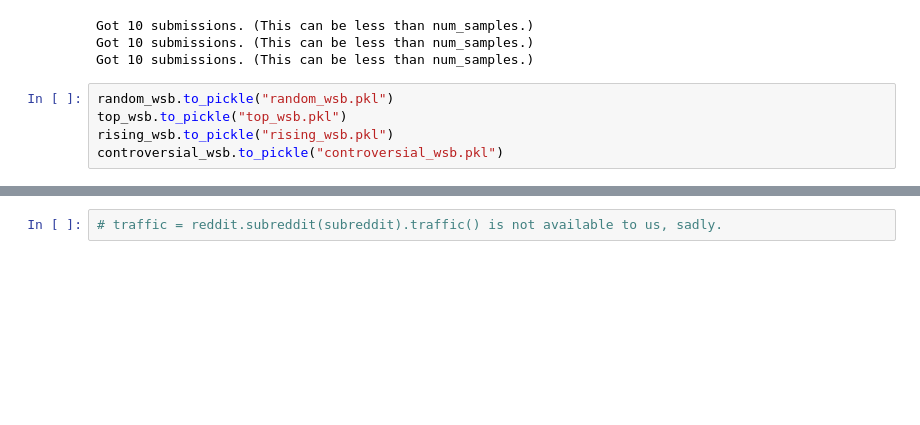
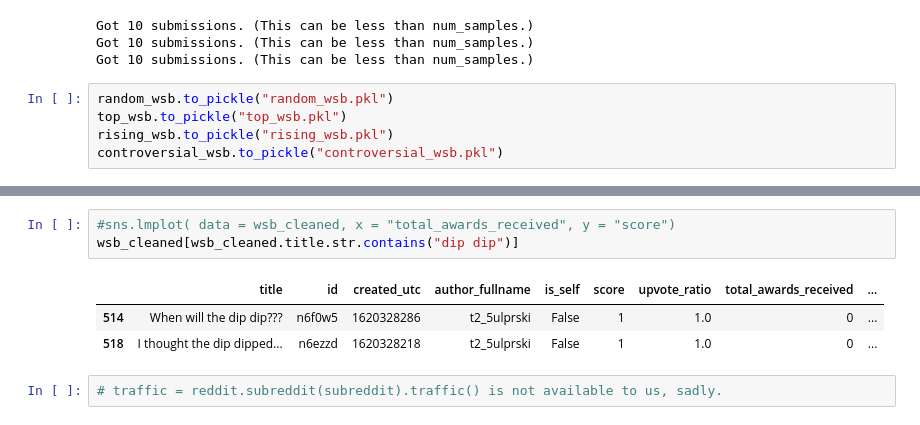
Before and after one commit to ElleNajt/ErdosInstitute-SIG_Project, a Jupyter notebook: RedditData.ipynb, the cells around one changed output, grey strips where cells are left out. Cells and saved outputs as stored; diff of their text form; blank space fills up the shorter version.

```diff
--- a/RedditData.ipynb
+++ b/RedditData.ipynb
@@ -205,2 +218,9 @@ data.json()
+# %%
+#sns.lmplot( data = wsb_cleaned, x = "total_awards_received", y = "score")
+wsb_cleaned[wsb_cleaned.title.str.contains("dip dip")]
+# %% [output]
+|  | title | id | created_utc | author_fullname | is_self | score | upvote_ratio | total_awards_received | ... |
+| 514 | When will the dip dip??? | n6f0w5 | 1620328286 | t2_5ulprski | False | 1 | 1.0 | 0 | ... |
+| 518 | I thought the dip dipped... | n6ezzd | 1620328218 | t2_5ulprski | False | 1 | 1.0 | 0 | ... |
 # %%
 # traffic = reddit.subreddit(subreddit).traffic() is not available to us, sadly.
```
Also changed, not shown: parts of 10 cells of this notebook.
